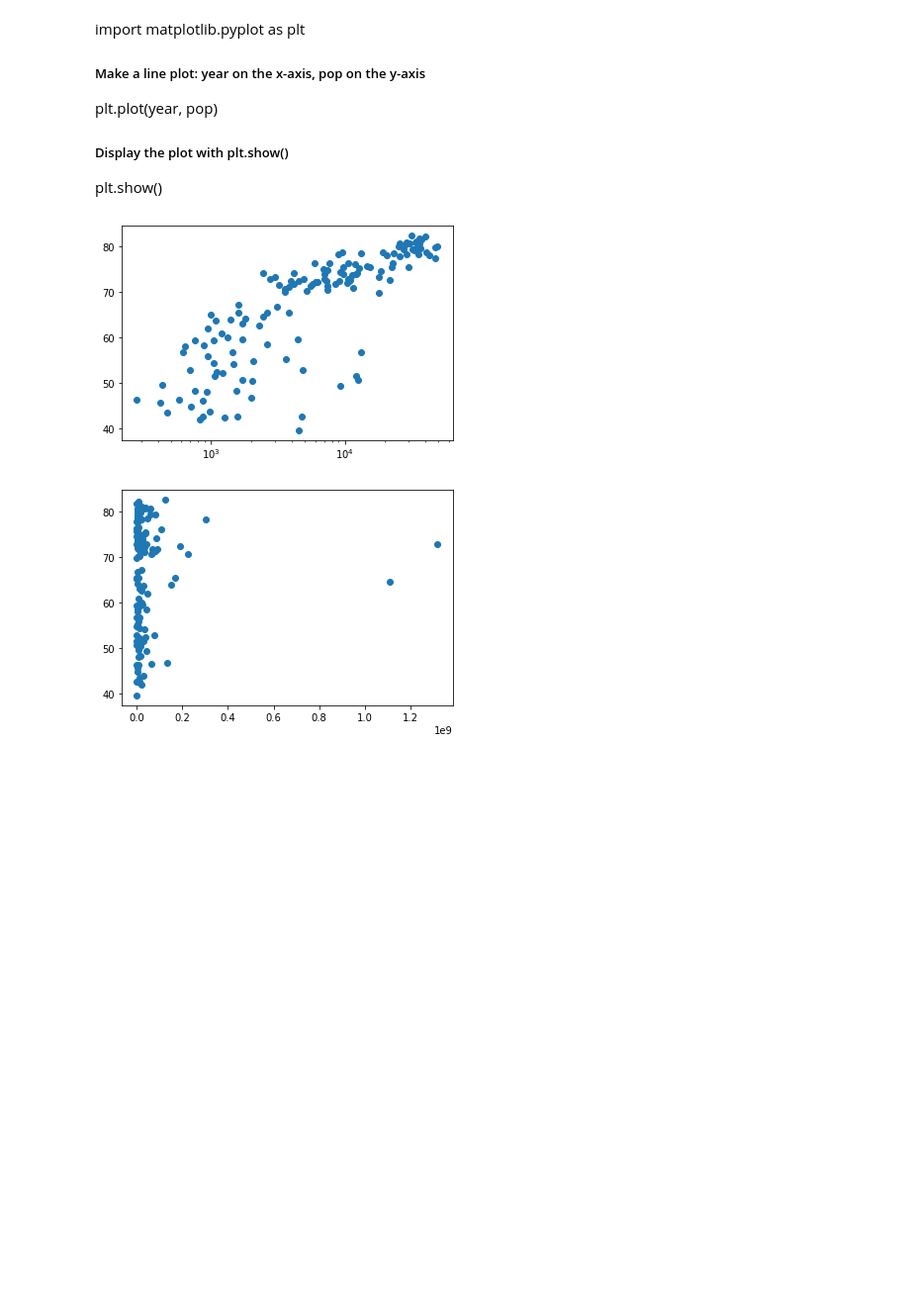
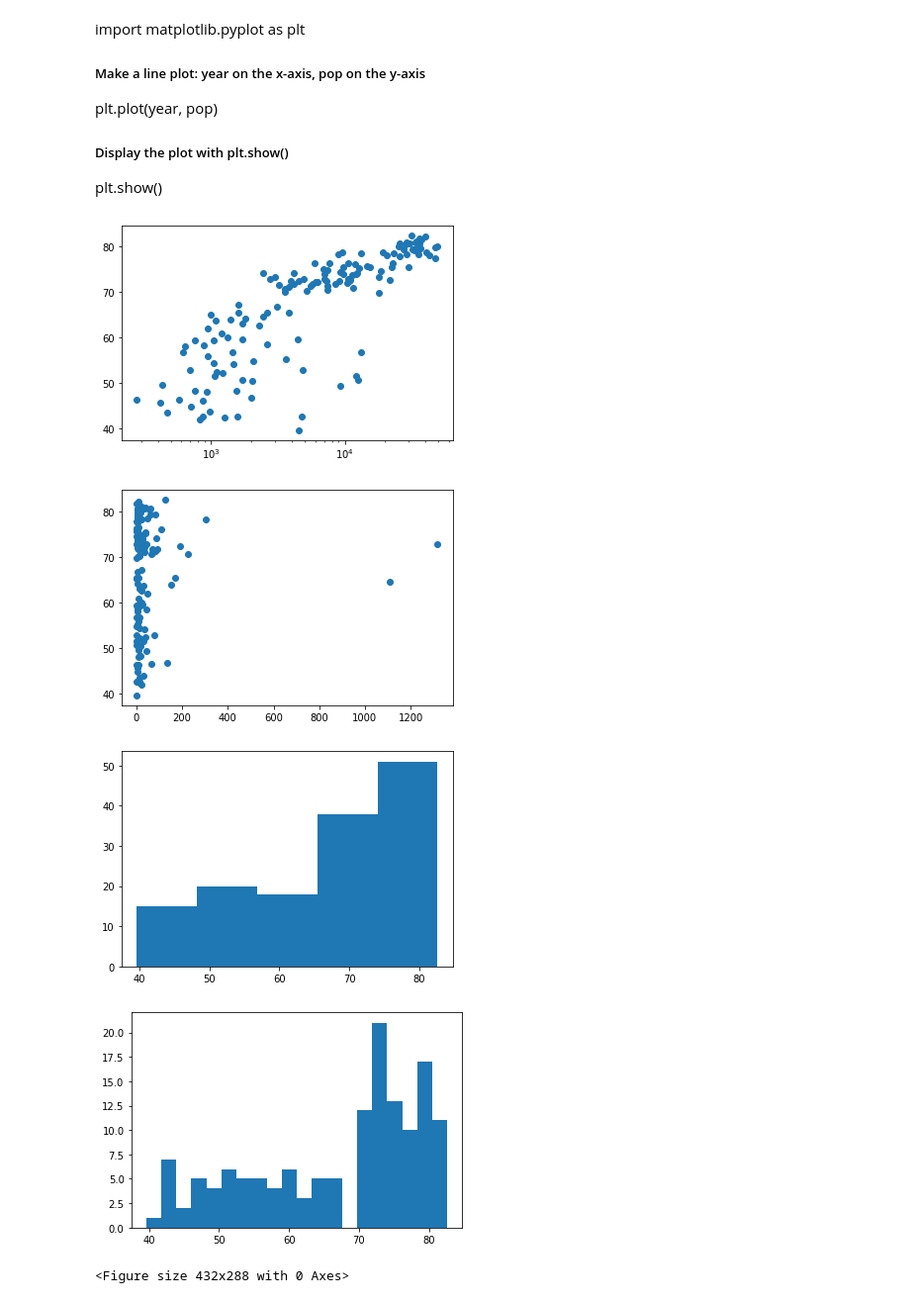
Before and after one commit to FIM-Expert/python-academy, a Jupyter notebook: intermediate-python-for-data-science.ipynb, the cells around one changed output. Shown at 99% size. Saved outputs shown, nothing was run; the diff lists cells and outputs as text; code cells hidden in the pictures; blank space fills up the shorter version.

```diff
--- a/intermediate-python-for-data-science.ipynb
+++ b/intermediate-python-for-data-science.ipynb
@@ -11,21 +11,34 @@ plt.plot(year, pop)
 ##### Display the plot with plt.show()
 plt.show()
 # %%
+import numpy as np
 import pandas as pd
+import matplotlib.pyplot as plt
 
 data = pd.read_csv("./data/gapminder.csv")
 gdp_cap = data["gdp_cap"]
 life_exp = data["life_exp"]
 pop = data["population"]
+pop = pop / 1000000
 
 plt.scatter(gdp_cap, life_exp)
 
 # Put the x-axis on a logarithmic scale
 plt.xscale("log")
 plt.show()
 
 plt.scatter(pop, life_exp)
 plt.show()
+
+plt.hist(life_exp, bins=5)
+plt.show()
+
+plt.hist(life_exp, bins=20)
+plt.show()
+plt.clf()
 # %% [output]
 [figure]
-[figure, old version]
+[figure, new version]
+[figure, added]
+[figure, added]
+<Figure size 432x288 with 0 Axes>
```
Also changed, not shown: parts of 2 cells of this notebook.
